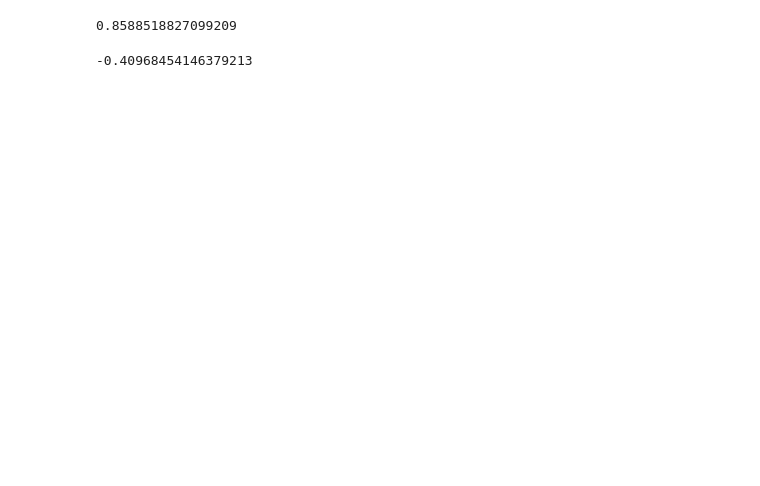
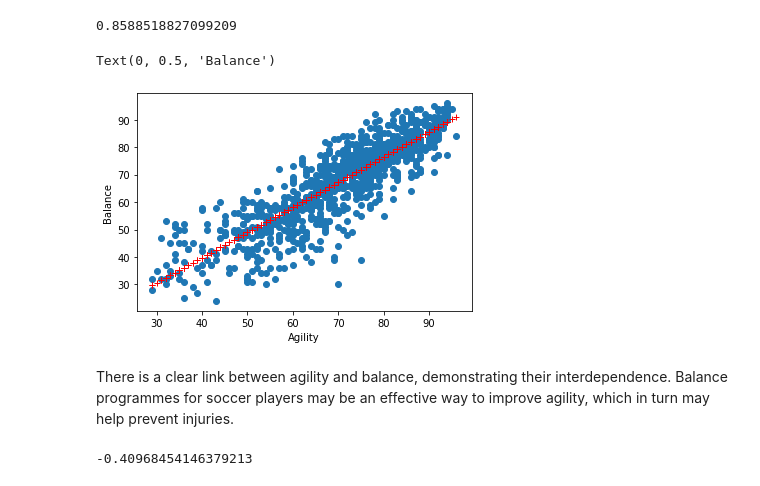
Before and after one commit to salmaemrany/Assignment1, a Jupyter notebook: Assignment 1.ipynb, the cells around one changed output. Saved outputs shown, nothing was run; the diff lists cells and outputs as text; code cells hidden in the pictures; blank space fills up the shorter version.

```diff
--- a/Assignment 1.ipynb
+++ b/Assignment 1.ipynb
@@ -192,6 +305,21 @@ df['SprintSpeed'].corr(df['Agility'])
 df['Agility'].corr(df['Balance'])
 # %% [output]
 0.8588518827099209
+# %%
+x = df['Agility']
+y = df['Balance']
+m, b = np.polyfit(x, y, 1)
+plt.plot(x, m*x + b, 'r+')
+plt.scatter(df['Agility'],df['Balance'])
+plt.xlabel("Agility")
+plt.ylabel("Balance")
+# %% [output]
+Text(0, 0.5, 'Balance')
+[figure, added]
+# %% [markdown]
+There is a clear link between agility and balance, demonstrating their
+interdependence. Balance programmes for soccer players may be an effective way to
+improve agility, which in turn may help prevent injuries.
 # %%
 df['HeightInInches'].corr(df['Vision'])
 # %% [output]
```
Also changed, not shown: parts of 62 cells of this notebook.
